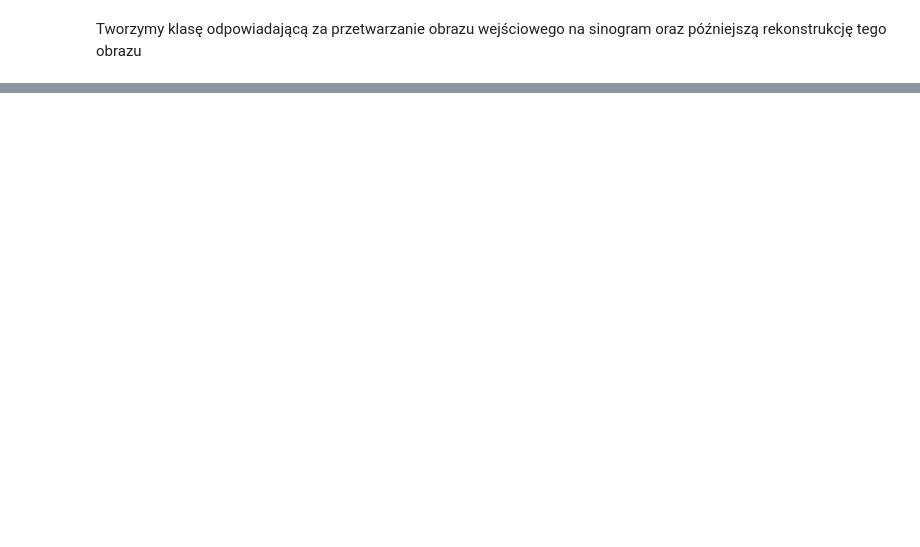
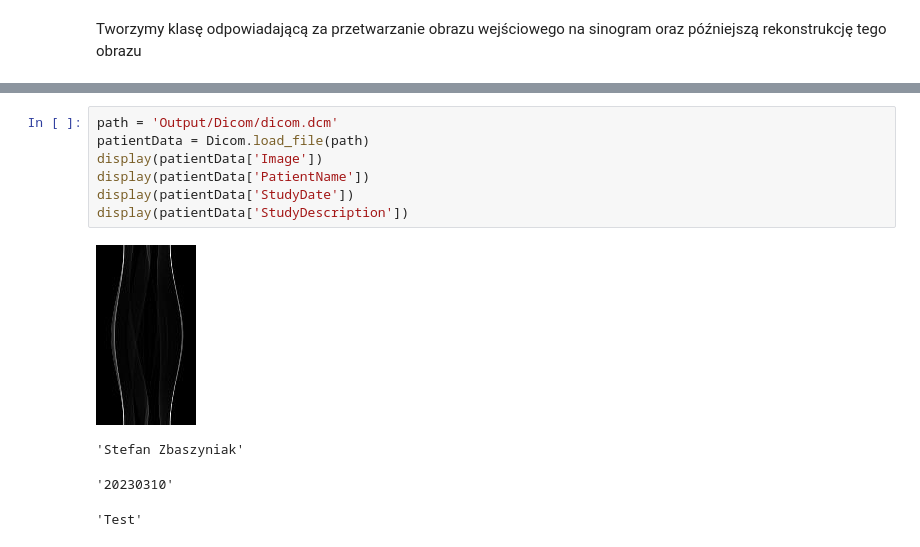
Before and after one commit to szbanek/Tomograf, a Jupyter notebook: tomograf.ipynb, the cells around one changed output, grey strips where cells are left out. Drawn from its saved outputs; the diff is of its cells as text; blank space fills up the shorter version.

```diff
--- a/tomograf.ipynb
+++ b/tomograf.ipynb
@@ -149,0 +218,12 @@ interactive(children=(IntSlider(value=0, description='number', max=1800), Output
+# %%
+path = 'Output/Dicom/dicom.dcm'
+patientData = Dicom.load_file(path)
+display(patientData['Image'])
+display(patientData['PatientName'])
+display(patientData['StudyDate'])
+display(patientData['StudyDescription'])
+# %% [output]
+[figure, added]
+'Stefan Zbaszyniak'
+'20230310'
+'Test'
```
Also changed, not shown: parts of 7 cells of this notebook, 4 other files.
